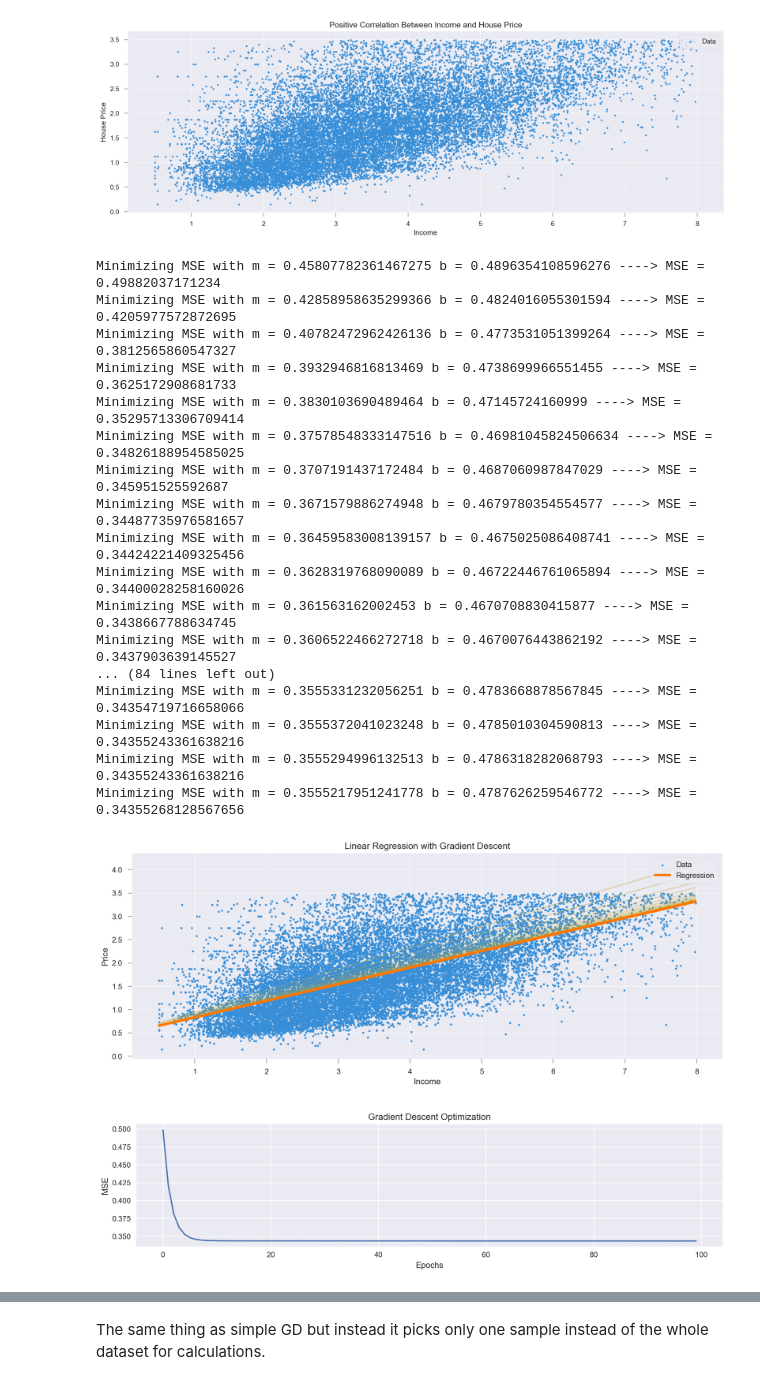
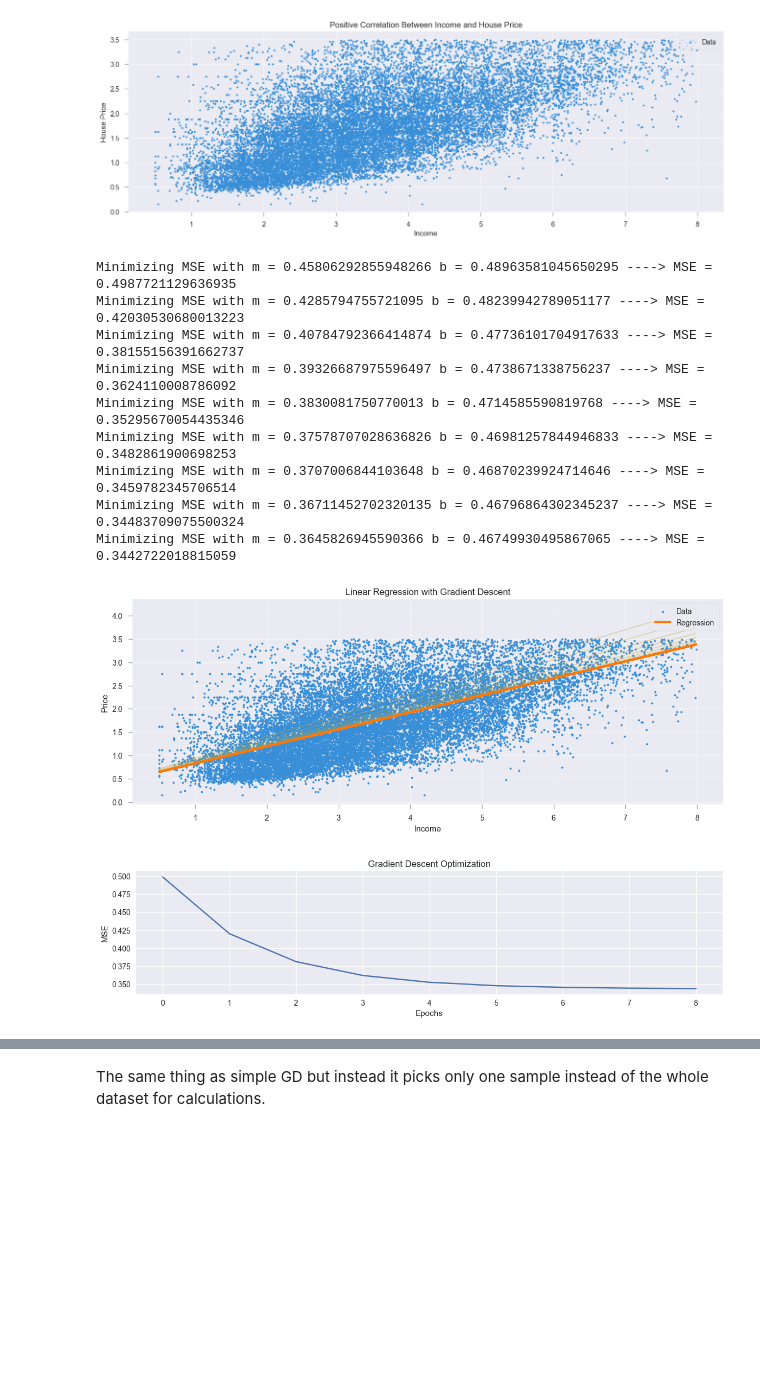
Before and after one commit to vsaraikin/ml-from-scratch, a Jupyter notebook: Gradient Descent and Linear Regression.ipynb, the cells around one changed output, grey strips where cells are left out. Drawn from its saved outputs; the diff is of its cells as text; code cells hidden in the pictures; blank space fills up the shorter version.

```diff
--- a/Gradient Descent and Linear Regression.ipynb
+++ b/Gradient Descent and Linear Regression.ipynb
@@ -97,17 +82,21 @@ def MSE(y, y_pred):
     """ Mean Sqaured Error """
     return sum((y - y_pred) ** 2) / len(y)
 
-def gradient_descent(X, y, lr, epoch, m=0.5, b=0.5, logging=True) -> Tuple[int, int, list, list]:
+def gradient_descent(X, y, lr, epoch, m=0.5, b=0.5, logging=True, tolerance=1e-3) -> Tuple[int, int, list, list]:
     """
-    GD for Linear Regression
+    GD for Linear Regression (minimizing MSE)
     X: 1-d numpy-array
     y: 1-d numpy-array
     lr: int
     m: slope (0.5 as a start by default)
     b: slope (0.5 as a start by default)
+    loggging: display changes of MSE
+    tolerance: if cross tolerance level => break cycle
     """
     params_history, mse_history = [], [] # lists to store learning process
     N = len(X) # number of samples
+
+    prev_mse = 0
 
     for _ in range(epoch):
 
@@ -117,11 +106,22 @@ def gradient_descent(X, y, lr, epoch, m=0.5, b=0.5, logging=True) -> Tuple[int,
         m -= lr * (-2 * X.dot(f).sum() / N)
         b -= lr * (-2 * f.sum() / N)
 
+        mse_res = MSE(y, (m*X + b))
+
         params_history.append((m, b))
-        mse_history.append(MSE(y, (m*X + b)))
+        mse_history.append(mse_res)
 
-        if logging:
-            print(f'Minimizing MSE with m = {m} b = {b} ---->', 'MSE =', MSE(y, (m*X + b)))
+        if abs(prev_mse - mse_res) >= tolerance:
+            prev_mse = mse_res
+
+            if logging:
+                print(f'Minimizing MSE with m = {m} b = {b} ---->', 'MSE =', mse_res)
+
+        else:
+
+            if logging:
+                print(f'Minimizing MSE with m = {m} b = {b} ---->', 'MSE =', mse_res)
+            break
 
     return m, b, params_history, mse_history
 # %% [markdown]
@@ -131,8 +131,8 @@ from sklearn.datasets import fetch_california_housing
 
 data = fetch_california_housing()
 
-features = pd.DataFrame(data.data, columns=data.feature_names).astype(np.float16)
-target = pd.DataFrame(data.target, columns=['Target']).astype(np.float16)
+features = pd.DataFrame(data.data, columns=data.feature_names).astype(np.float32)
+target = pd.DataFrame(data.target, columns=['Target']).astype(np.float32)
 # %%
 df = features.join(target)
 df.head()
@@ -177,7 +177,7 @@ df[['MedInc', 'Target']].describe()[1:]
 X = df.MedInc
 y = df.Target
 # %%
-plt.rcParams['figure.dpi'] = 150
+plt.rcParams['figure.dpi'] = 100
 plt.figure(figsize=(16,5))
 plt.scatter(X, y, label='Data', c='#388fd8', s=6)
 plt.title('Positive Correlation Between Income and House Price')
@@ -192,7 +192,6 @@ plt.show()
 def plot_regression(X, y, y_pred, log=None, title="Linear Regression"):
 
     plt.figure(figsize=(14,5))
-    plt.rcParams['figure.dpi'] = 200
     plt.scatter(X, y, label='Data', c='#388fd8', s=6)
     if log != None:
         for i in range(len(log)):
@@ -205,37 +204,29 @@ def plot_regression(X, y, y_pred, log=None, title="Linear Regression"):
     plt.tick_params(direction='out', length=6, color='#a0a0a0', width=1, grid_alpha=.6)
     plt.show()
 # %%
-m_custom, b_custom, log, mse = gradient_descent(X, y, lr=0.01, epoch=100)
+m_custom_gd, b_custom_gd, log, mse = gradient_descent(X, y, lr=0.01, epoch=100)
 
-y_pred_custom = m_custom * X + b_custom
-mse_result_custom = MSE(y, y_pred_custom)
+y_pred_custom = m_custom_gd * X + b_custom_gd
+mse_result_custom_gd = MSE(y, y_pred_custom)
 
 plot_regression(X, y, y_pred_custom, log=log, title="Linear Regression with Gradient Descent")
 
 plt.figure(figsize=(14,3))
 plt.plot(range(len(mse)), mse)
 plt.title('Gradient Descent Optimization')
 plt.xlabel('Epochs')
 plt.ylabel('MSE')
 plt.show()
 # %% [output]
-Minimizing MSE with m = 0.45807782361467275 b = 0.4896354108596276 ----> MSE = 0.49882037171234
-Minimizing MSE with m = 0.42858958635299366 b = 0.4824016055301594 ----> MSE = 0.4205977572872695
-Minimizing MSE with m = 0.40782472962426136 b = 0.4773531051399264 ----> MSE = 0.3812565860547327
-Minimizing MSE with m = 0.3932946816813469 b = 0.4738699966551455 ----> MSE = 0.3625172908681733
-Minimizing MSE with m = 0.3830103690489464 b = 0.47145724160999 ----> MSE = 0.35295713306709414
-Minimizing MSE with m = 0.37578548333147516 b = 0.46981045824506634 ----> MSE = 0.34826188954585025
-Minimizing MSE with m = 0.3707191437172484 b = 0.4687060987847029 ----> MSE = 0.345951525592687
-Minimizing MSE with m = 0.3671579886274948 b = 0.4679780354554577 ----> MSE = 0.34487735976581657
-Minimizing MSE with m = 0.36459583008139157 b = 0.4675025086408741 ----> MSE = 0.34424221409325456
-Minimizing MSE with m = 0.3628319768090089 b = 0.46722446761065894 ----> MSE = 0.34400028258160026
-Minimizing MSE with m = 0.361563162002453 b = 0.4670708830415877 ----> MSE = 0.3438667788634745
-Minimizing MSE with m = 0.3606522466272718 b = 0.4670076443862192 ----> MSE = 0.3437903639145527
-... (84 lines left out)
-Minimizing MSE with m = 0.3555331232056251 b = 0.4783668878567845 ----> MSE = 0.34354719716658066
-Minimizing MSE with m = 0.3555372041023248 b = 0.4785010304590813 ----> MSE = 0.34355243361638216
-Minimizing MSE with m = 0.3555294996132513 b = 0.4786318282068793 ----> MSE = 0.34355243361638216
-Minimizing MSE with m = 0.3555217951241778 b = 0.4787626259546772 ----> MSE = 0.34355268128567656
+Minimizing MSE with m = 0.45806292855948266 b = 0.48963581045650295 ----> MSE = 0.4987721129636935
+Minimizing MSE with m = 0.4285794755721095 b = 0.48239942789051177 ----> MSE = 0.42030530680013223
+Minimizing MSE with m = 0.40784792366414874 b = 0.47736101704917633 ----> MSE = 0.38155156391662737
+Minimizing MSE with m = 0.39326687975596497 b = 0.4738671338756237 ----> MSE = 0.3624110008786092
+Minimizing MSE with m = 0.3830081750770013 b = 0.4714585590819768 ----> MSE = 0.35295670054435346
+Minimizing MSE with m = 0.37578707028636826 b = 0.46981257844946833 ----> MSE = 0.3482861900698253
+Minimizing MSE with m = 0.3707006844103648 b = 0.46870239924714646 ----> MSE = 0.3459782345706514
+Minimizing MSE with m = 0.36711452702320135 b = 0.46796864302345237 ----> MSE = 0.34483709075500324
+Minimizing MSE with m = 0.3645826945590366 b = 0.46749930495867065 ----> MSE = 0.3442722018815059
-[figure, old version]
+[figure, new version]
-[figure, old version]
+[figure, new version]
 # %% [markdown]
```
Also changed, not shown: parts of 23 cells of this notebook.
